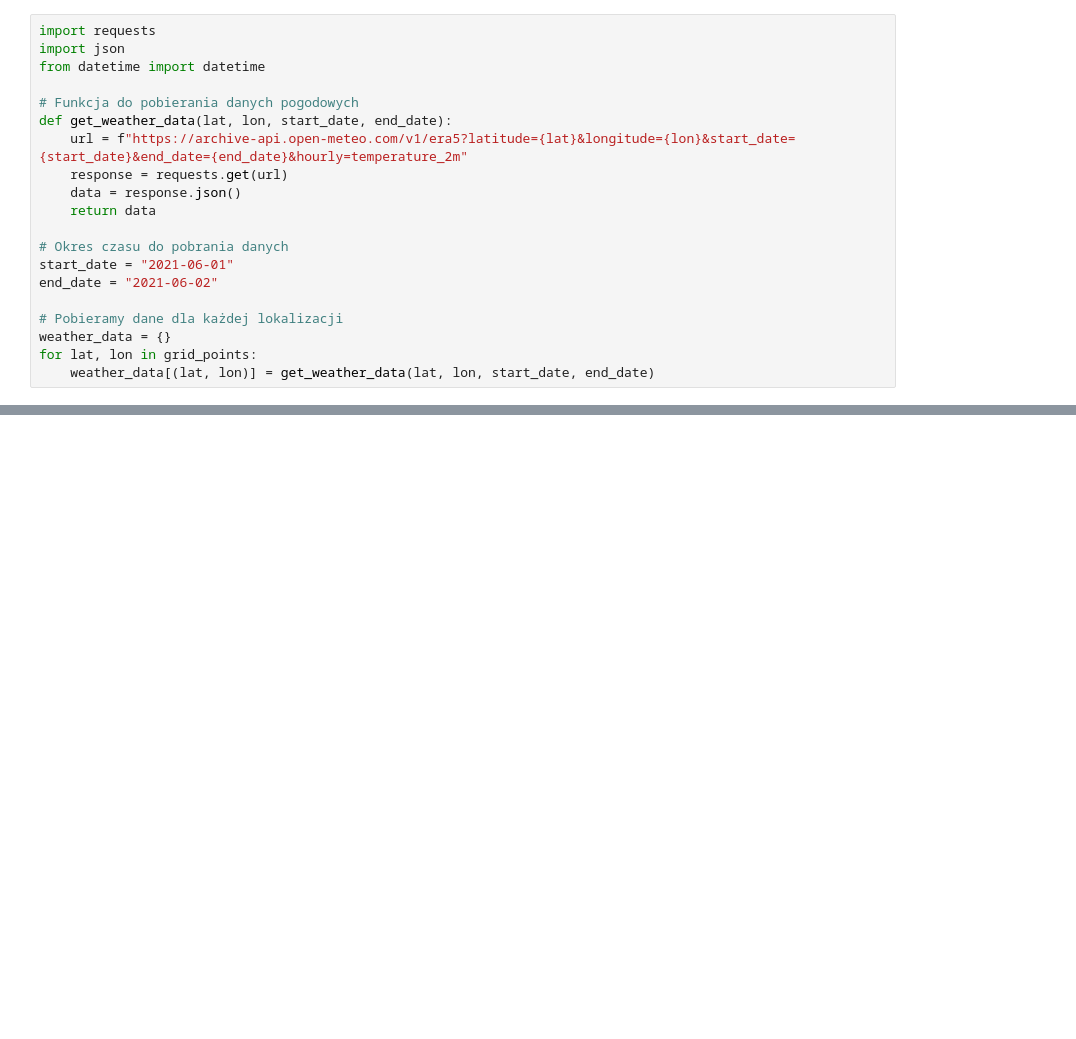
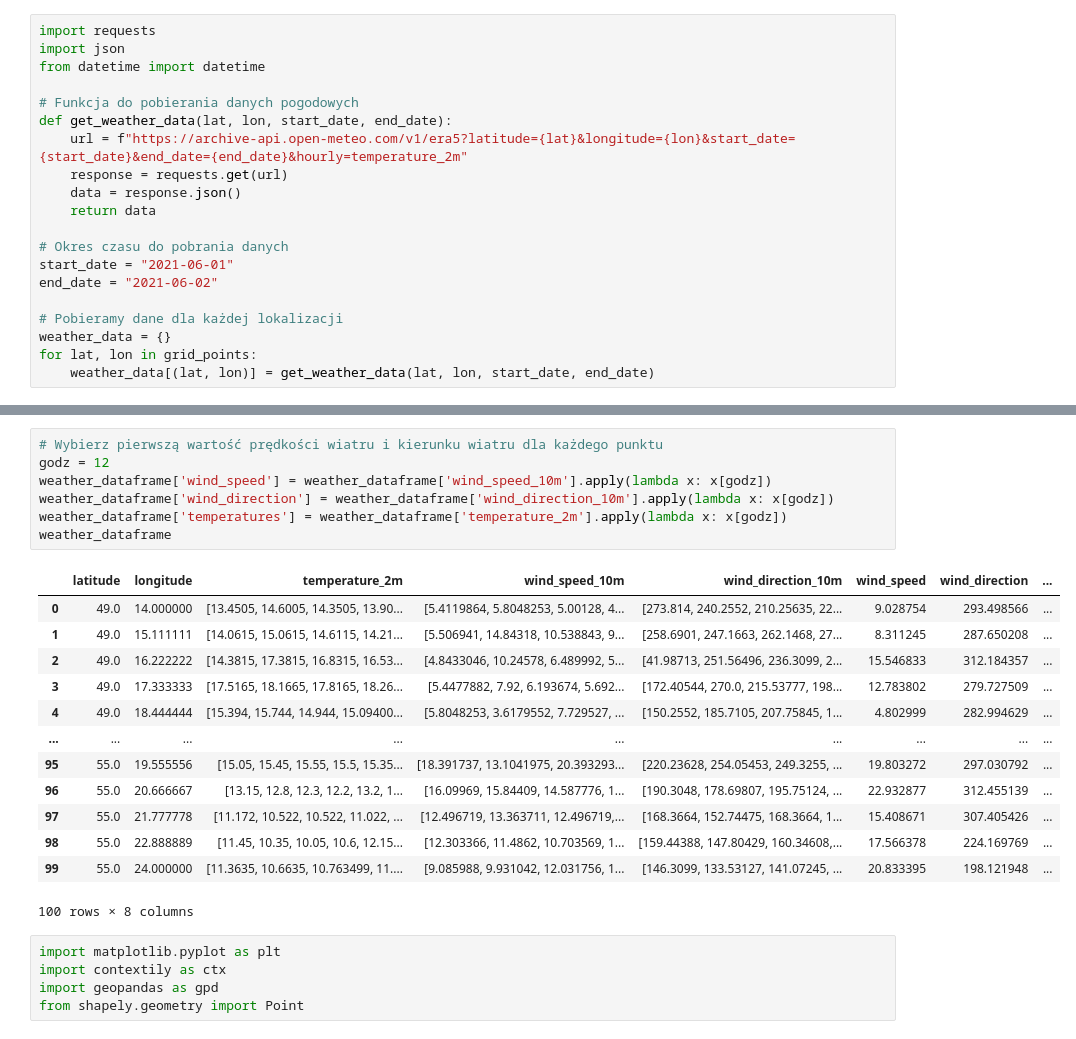
Before and after one commit to ProkopSebastian/Course-Intro-to-R-and-Python, a Jupyter notebook: weather-project/a.py.ipynb, the cells around one changed output, grey strips where cells are left out. Cells and saved outputs as stored; diff of their text form; blank space fills up the shorter version.

```diff
--- a/weather-project/a.py.ipynb
+++ b/weather-project/a.py.ipynb
@@ -227 +320,27 @@ plt.show()
+# %%
+# Wybierz pierwszą wartość prędkości wiatru i kierunku wiatru dla każdego punktu
+godz = 12
+weather_dataframe['wind_speed'] = weather_dataframe['wind_speed_10m'].apply(lambda x: x[godz])
+weather_dataframe['wind_direction'] = weather_dataframe['wind_direction_10m'].apply(lambda x: x[godz])
+weather_dataframe['temperatures'] = weather_dataframe['temperature_2m'].apply(lambda x: x[godz])
+weather_dataframe
+# %% [output]
+|  | latitude | longitude | temperature_2m | wind_speed_10m | wind_direction_10m | wind_speed | wind_direction | ... |
+| 0 | 49.0 | 14.000000 | [13.4505, 14.6005, 14.3505, 13.90... | [5.4119864, 5.8048253, 5.00128, 4... | [273.814, 240.2552, 210.25635, 22... | 9.028754 | 293.498566 | ... |
+| 1 | 49.0 | 15.111111 | [14.0615, 15.0615, 14.6115, 14.21... | [5.506941, 14.84318, 10.538843, 9... | [258.6901, 247.1663, 262.1468, 27... | 8.311245 | 287.650208 | ... |
+| 2 | 49.0 | 16.222222 | [14.3815, 17.3815, 16.8315, 16.53... | [4.8433046, 10.24578, 6.489992, 5... | [41.98713, 251.56496, 236.3099, 2... | 15.546833 | 312.184357 | ... |
+| 3 | 49.0 | 17.333333 | [17.5165, 18.1665, 17.8165, 18.26... | [5.4477882, 7.92, 6.193674, 5.692... | [172.40544, 270.0, 215.53777, 198... | 12.783802 | 279.727509 | ... |
+| 4 | 49.0 | 18.444444 | [15.394, 15.744, 14.944, 15.09400... | [5.8048253, 3.6179552, 7.729527, ... | [150.2552, 185.7105, 207.75845, 1... | 4.802999 | 282.994629 | ... |
+| ... | ... | ... | ... | ... | ... | ... | ... | ... |
+| 95 | 55.0 | 19.555556 | [15.05, 15.45, 15.55, 15.5, 15.35... | [18.391737, 13.1041975, 20.393293... | [220.23628, 254.05453, 249.3255, ... | 19.803272 | 297.030792 | ... |
+| 96 | 55.0 | 20.666667 | [13.15, 12.8, 12.3, 12.2, 13.2, 1... | [16.09969, 15.84409, 14.587776, 1... | [190.3048, 178.69807, 195.75124, ... | 22.932877 | 312.455139 | ... |
+| 97 | 55.0 | 21.777778 | [11.172, 10.522, 10.522, 11.022, ... | [12.496719, 13.363711, 12.496719,... | [168.3664, 152.74475, 168.3664, 1... | 15.408671 | 307.405426 | ... |
+| 98 | 55.0 | 22.888889 | [11.45, 10.35, 10.05, 10.6, 12.15... | [12.303366, 11.4862, 10.703569, 1... | [159.44388, 147.80429, 160.34608,... | 17.566378 | 224.169769 | ... |
+| 99 | 55.0 | 24.000000 | [11.3635, 10.6635, 10.763499, 11.... | [9.085988, 9.931042, 12.031756, 1... | [146.3099, 133.53127, 141.07245, ... | 20.833395 | 198.121948 | ... |
+100 rows × 8 columns
+# %%
+import matplotlib.pyplot as plt
+import contextily as ctx
+import geopandas as gpd
+from shapely.geometry import Point
 # %%
```
Also changed, not shown: parts of 8 cells of this notebook, 11 other files.
